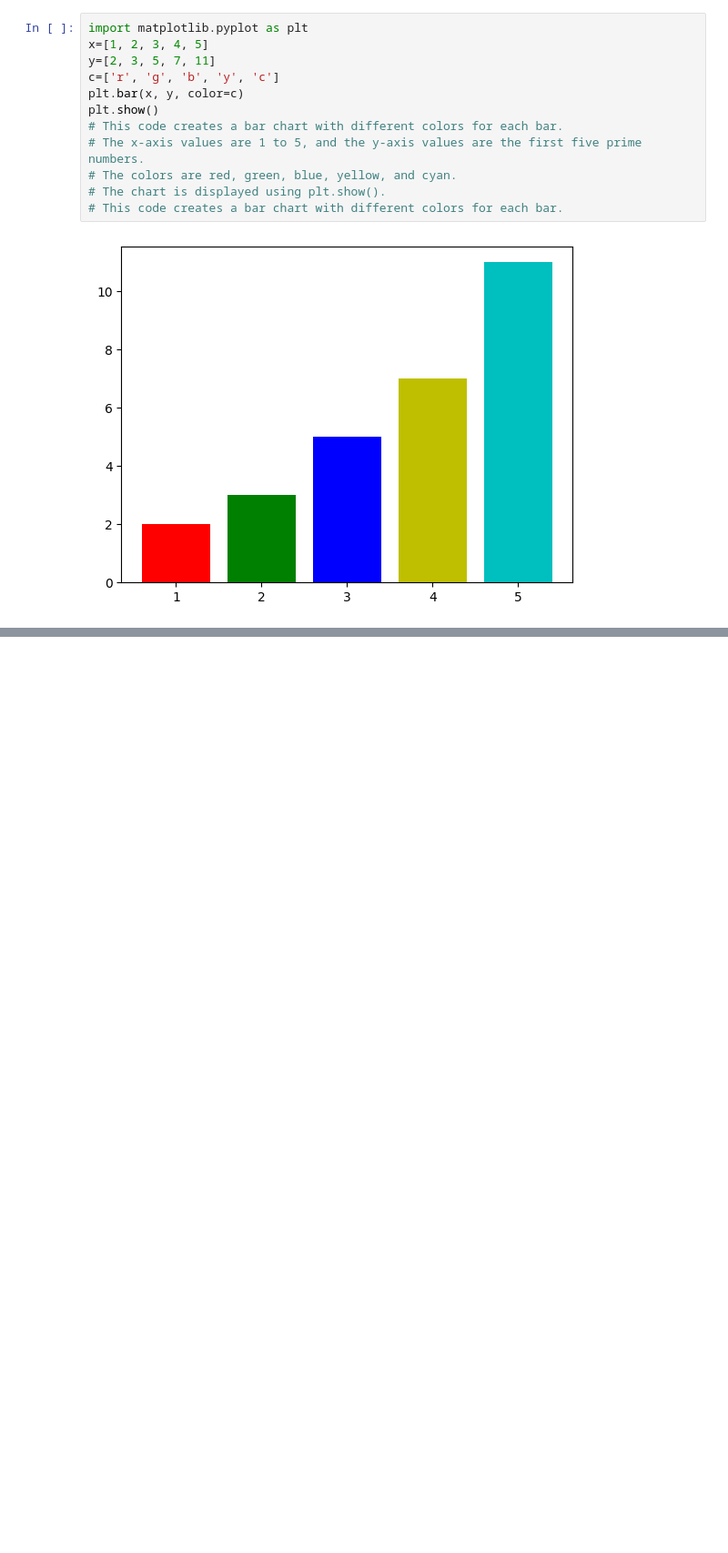
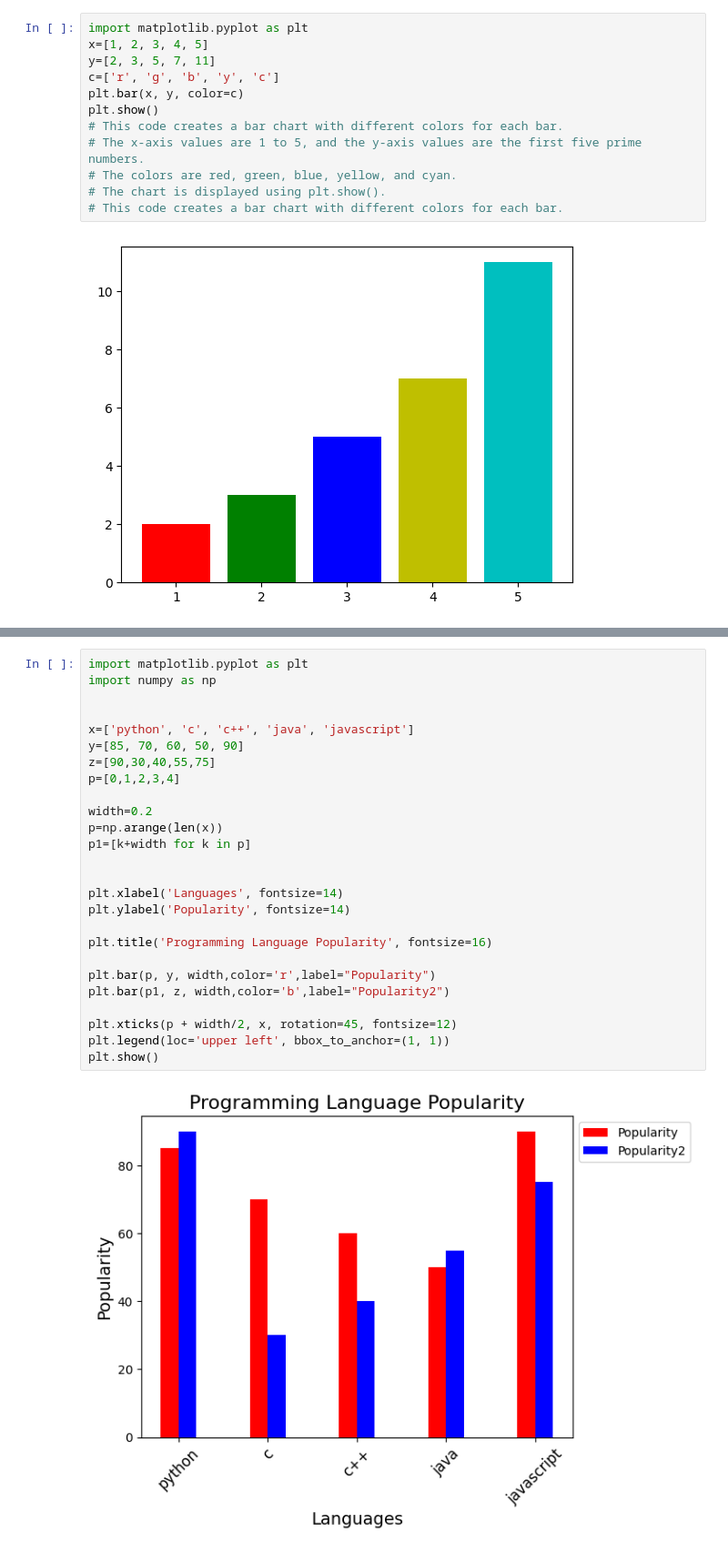
Before and after one commit to bijoybiswas21/Python, a Jupyter notebook: Python Ai/Matplotlib/mat.ipynb, the cells around one changed output, grey strips where cells are left out. Shown at 91% size. Saved outputs shown, nothing was run; the diff lists cells and outputs as text; blank space fills up the shorter version.

```diff
--- a/Python Ai/Matplotlib/mat.ipynb
+++ b/Python Ai/Matplotlib/mat.ipynb
@@ -172,0 +221,28 @@ plt.show()
+# %%
+import matplotlib.pyplot as plt
+import numpy as np
+
+
+x=['python', 'c', 'c++', 'java', 'javascript']
+y=[85, 70, 60, 50, 90]
+z=[90,30,40,55,75]
+p=[0,1,2,3,4]
+
+width=0.2
+p=np.arange(len(x))
+p1=[k+width for k in p]
+
+
+plt.xlabel('Languages', fontsize=14)
+plt.ylabel('Popularity', fontsize=14)
+
+plt.title('Programming Language Popularity', fontsize=16)
+
+plt.bar(p, y, width,color='r',label="Popularity")
+plt.bar(p1, z, width,color='b',label="Popularity2")
+
+plt.xticks(p + width/2, x, rotation=45, fontsize=12)
+plt.legend(loc='upper left', bbox_to_anchor=(1, 1))
+plt.show()
+# %% [output]
+[figure, added]
```
Also changed, not shown: parts of 10 cells of this notebook, 1 other file.
